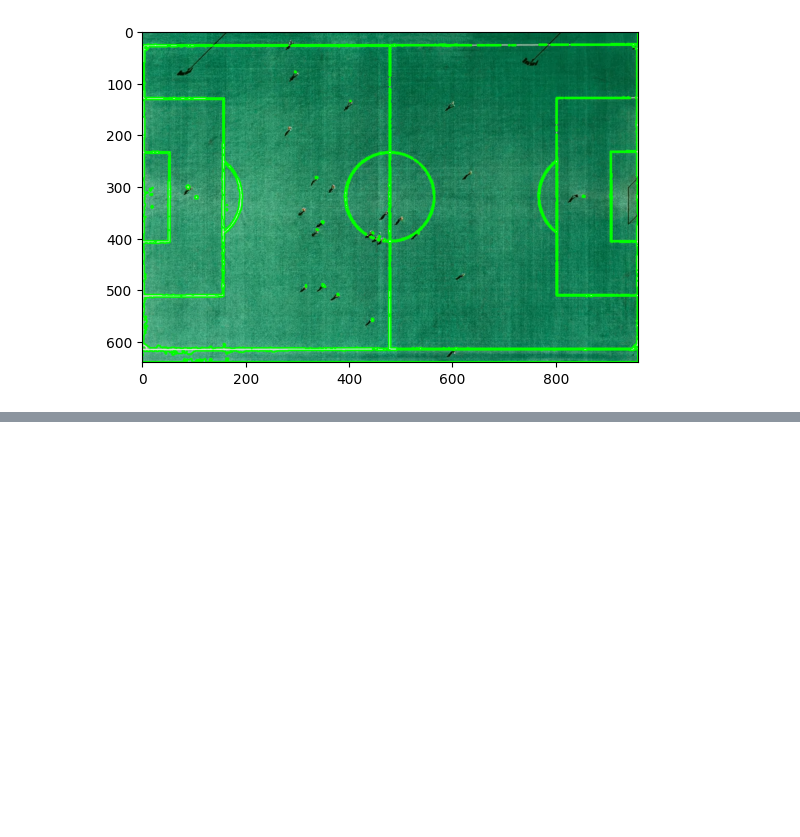
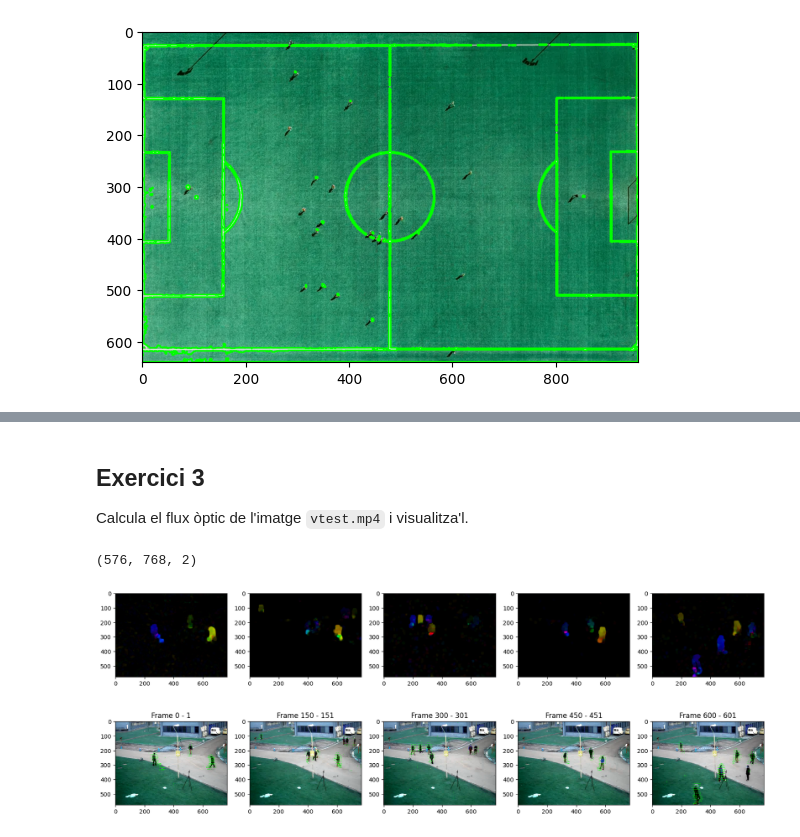
Before and after one commit to lawer/mia, a Jupyter notebook: apunts/8.-Reconeixement imatges/1.1.-Exercicis_OpenCV_solved.ipynb, the cells around one changed output, grey strips where cells are left out. Drawn from its saved outputs; the diff is of its cells as text; code cells hidden in the pictures; blank space fills up the shorter version.

```diff
--- a/apunts/8.-Reconeixement imatges/1.1.-Exercicis_OpenCV_solved.ipynb
+++ b/apunts/8.-Reconeixement imatges/1.1.-Exercicis_OpenCV_solved.ipynb
@@ -34,0 +138,4 @@ plt.imshow(im_proc)
+# %% [markdown]
+## Exercici 3
+
+Calcula el flux òptic de l'imatge `vtest.mp4` i visualitza'l.
@@ -34,0 +155,21 @@ plt.imshow(im_proc)
+# %%
+flows = [cv2.calcOpticalFlowFarneback(frames_bn[i], frames_bn[i+1], None, 0.5, 3, 15, 3, 5, 1.2, 0) for i in range(len(frames_bn)-1)]
+
+flows[0].shape
+# %% [output]
+(576, 768, 2)
+# %%
+def flow_to_hsv(flow):
+    hsvImg = np.zeros((flow.shape[0],flow.shape[1],3),dtype=np.uint8)
+    mag, ang = cv2.cartToPolar(flow[..., 0], flow[..., 1])
+    hsvImg[..., 0] = 0.5 * ang * 180 / np.pi
+    hsvImg[..., 1] = 255
+    hsvImg[..., 2] = cv2.normalize(mag, None, 0, 255, cv2.NORM_MINMAX)
+    return cv2.cvtColor(hsvImg, cv2.COLOR_HSV2BGR)
+
+
+fig, axs = plt.subplots(1, 5, figsize=(20, 20))
+for i in range(5):
+    axs[i].imshow(flow_to_hsv(flows[i*150]))
+# %% [output]
+[figure, added]
@@ -34,0 +186,7 @@ plt.imshow(im_proc)
+# %%
+fig, axs = plt.subplots(1, 5, figsize=(20, 50))
+for i in range(5):
+    axs[i].imshow(frames_new[i*150])
+    axs[i].set_title(f"Frame {i*150} - {i*150+1}")
+# %% [output]
+[figure, added]
```
Also changed, not shown: parts of 9 cells of this notebook, 1 other file.
